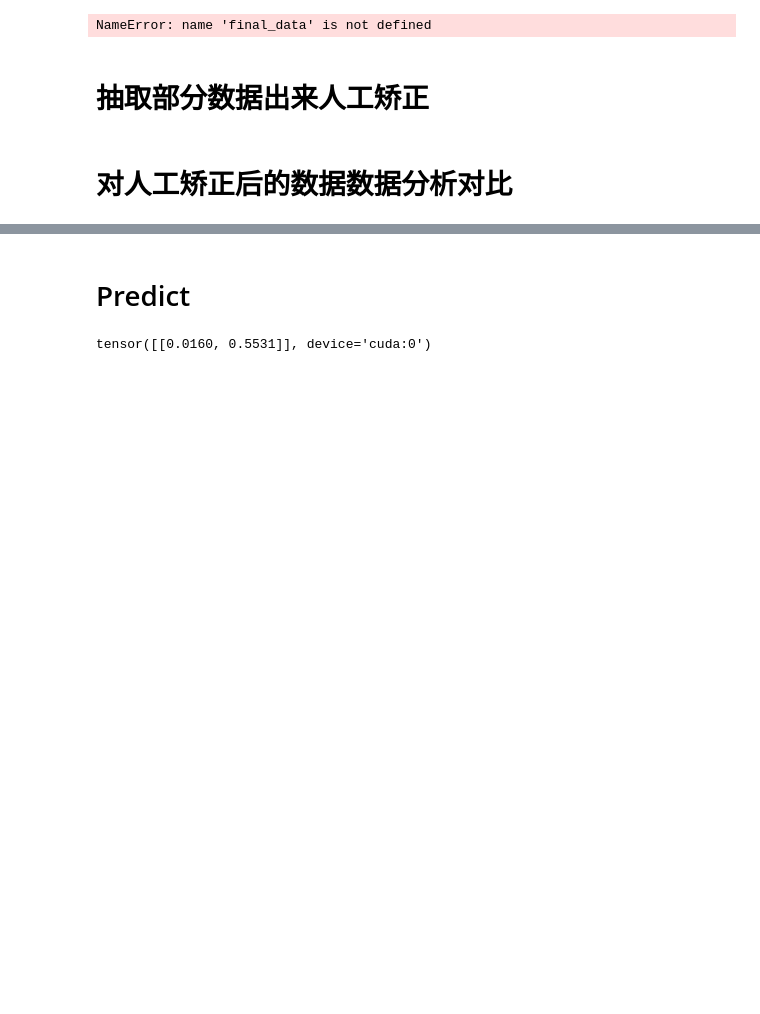
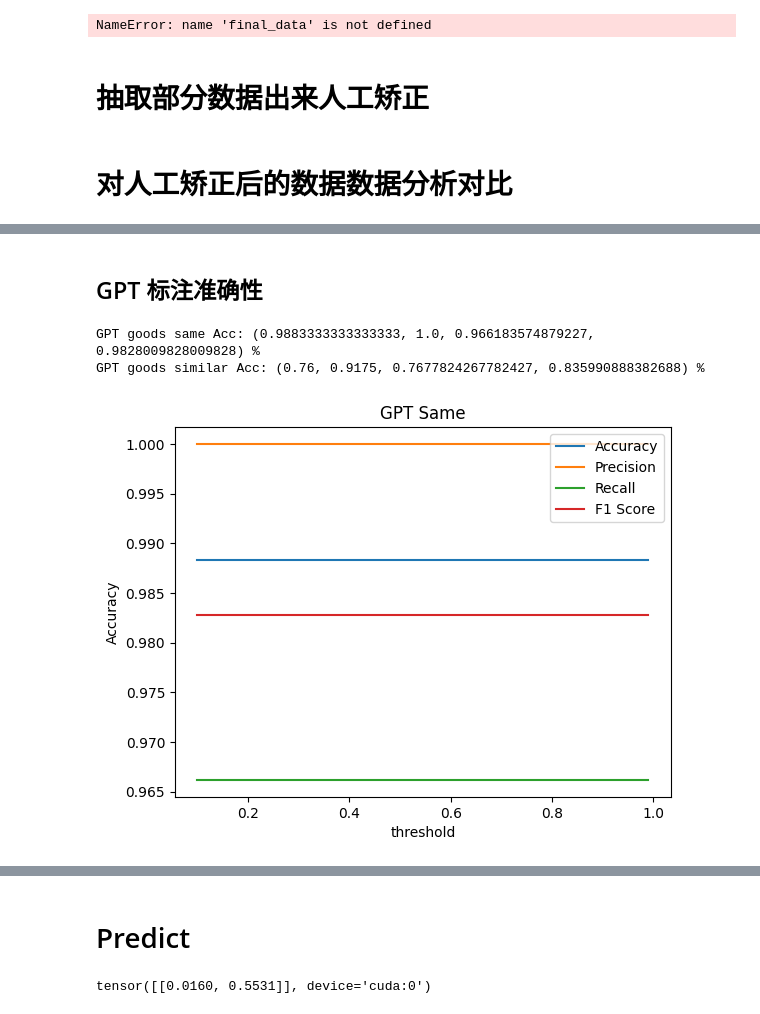
Before and after one commit to RongkangXiong/Bert-Multi-Label-Text-Classification, a Jupyter notebook: DataProcess/TransData.ipynb, the cells around one changed output, grey strips where cells are left out. Cells and saved outputs as stored; diff of their text form; code cells hidden in the pictures; blank space fills up the shorter version.

```diff
--- a/DataProcess/TransData.ipynb
+++ b/DataProcess/TransData.ipynb
@@ -151,0 +191,4 @@ s[1].replace('对比相同和相似物资:','').split(',')
+# %%
+from utils.filehelper import read_csv_file
+
+goods_statistics = read_csv_file('./processed/goods_statistics.csv')
@@ -151,0 +228,37 @@ s[1].replace('对比相同和相似物资:','').split(',')
+# %% [markdown]
+## GPT 标注准确性
+# %%
+print(f"GPT goods same Acc: {compute_acc(goods_statistics,3,5)} %")
+print(f"GPT goods similar Acc: {compute_acc(goods_statistics,4,6)} %")
+# %% [output]
+GPT goods same Acc: (0.9883333333333333, 1.0, 0.966183574879227, 0.9828009828009828) %
+GPT goods similar Acc: (0.76, 0.9175, 0.7677824267782427, 0.835990888382688) %
+# %%
+def plot_threshold_analysis(data, output_col=10, target_col=5,title='',reverse=False):
+    """
+    Plot accuracy, precision, recall and f1 score vs threshold.
+    """
+    import matplotlib.pyplot as plt
+    import numpy as np
+    thresholds = np.arange(0.1,1.0,0.01)
+    acc, precision, recall, f1_score = [], [], [], []
+    for threshold in thresholds:
+        data = compute_acc(goods_statistics,output_col,target_col,threshold=threshold,reverse=reverse)
+        acc.append(data[0])
+        precision.append(data[1])
+        recall.append(data[2])
+        f1_score.append(data[3])
+
+    plt.plot(thresholds,np.array(acc),label='Accuracy')
+    plt.plot(thresholds,np.array(precision),label='Precision')
+    plt.plot(thresholds,np.array(recall),label='Recall')
+    plt.plot(thresholds,np.array(f1_score),label='F1 Score')
+    plt.title(title)
+    plt.xlabel('threshold')
+    plt.ylabel('Accuracy')
+    plt.legend()
+    plt.show()
+# %%
+plot_threshold_analysis(data, output_col=3, target_col=5,title='GPT Same')
+# %% [output]
+[figure, added]
```
Also changed, not shown: parts of 21 cells of this notebook.
